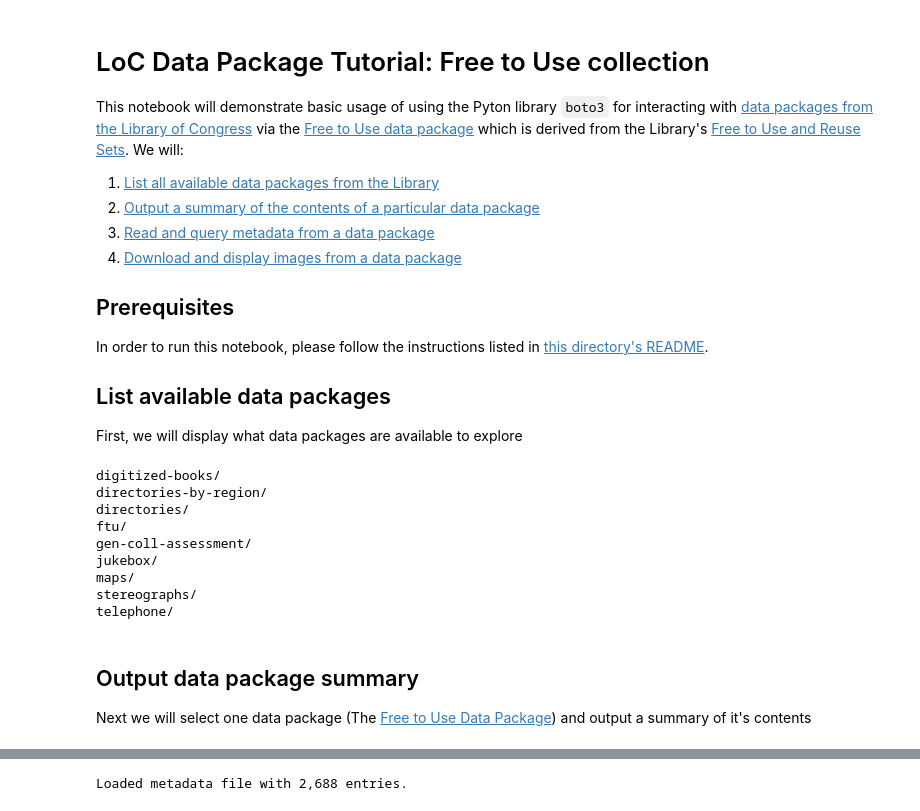
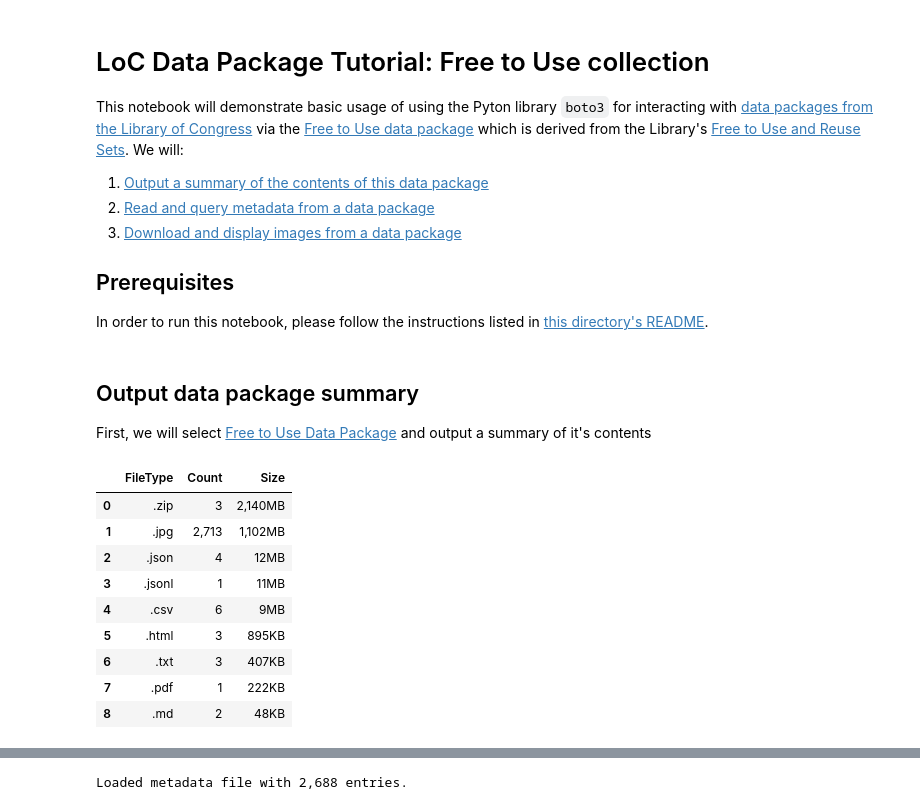
Before and after one commit to LibraryOfCongress/data-exploration, a Jupyter notebook: Data Packages/free-to-use.ipynb, the cells around one changed output, grey strips where cells are left out. Drawn from its saved outputs; the diff is of its cells as text; code cells hidden in the pictures.

Commit message:
Add more data package notebooks

```diff
--- a/Data Packages/free-to-use.ipynb
+++ b/Data Packages/free-to-use.ipynb
@@ -3,49 +3,47 @@
 
 This notebook will demonstrate basic usage of using the Pyton library `boto3` for interacting with [data packages from the Library of Congress](https://labs.loc.gov/data/) via the [Free to Use data package](https://labs.loc.gov/data/explore/free-to-use/) which is derived from the Library's [Free to Use and Reuse Sets](https://loc.gov/free-to-use/). We will:
 
-1. [List all available data packages from the Library](#List-available-data-packages)
-2. [Output a summary of the contents of a particular data package](#Output-data-package-summary)
-3. [Read and query metadata from a data package](#Query-the-metadata-in-a-data-package)
-4. [Download and display images from a data package](#Download-and-display-images)
+1. [Output a summary of the contents of this data package](#Output-data-package-summary)
+2. [Read and query metadata from a data package](#Query-the-metadata-in-a-data-package)
+3. [Download and display images from a data package](#Download-and-display-images)
 
 ## Prerequisites
 
 In order to run this notebook, please follow the instructions listed in [this directory's README](https://github.com/LibraryOfCongress/data-exploration/blob/master/Data%20Packages/README.md).
-
-## List available data packages
-
-First, we will display what data packages are available to explore
+# %% [markdown]
+## Output data package summary
+
+First, we will select [Free to Use Data Package](https://labs.loc.gov/data/explore/free-to-use/) and output a summary of it's contents
 # %%
 import io
 import json
 import math
-import os
 
 import boto3                            # for interacting with Amazon S3 (where the data is stored)
-from IPython.display import display     # for displaying images
 import pandas as pd                     # for reading, manipulating, and displaying data
-from PIL import Image                   # for creating, reading, and manipulating images
+
+from helpers import get_s3_bucket_stats
 
 BUCKET_NAME = 'data.labs.loc.gov' # The name of public S3 bucket
 
 # Connect to Amazon S3
 s3 = boto3.client('s3')
 
-# List only the top-level subdirectories which correspond to data packages
-response = s3.list_objects_v2(Bucket=BUCKET_NAME, Prefix='', Delimiter='/')
-for obj in response.get('CommonPrefixes'):
-    print(obj.get('Prefix'))
+# This is the name of the data package from the list above; note the trailing slash
+DATA_PACKAGE = 'ftu/'
+
+stats = get_s3_bucket_stats(s3, BUCKET_NAME, DATA_PACKAGE)
+
+# Convert to Pandas DataFrame and show table
+pd.DataFrame(stats)
 # %% [output]
-digitized-books/
-directories-by-region/
-directories/
-ftu/
-gen-coll-assessment/
-jukebox/
-maps/
-stereographs/
-telephone/
+|  | FileType | Count | Size |
+| 0 | .zip | 3 | 2,140MB |
+| 1 | .jpg | 2,713 | 1,102MB |
+| 2 | .json | 4 | 12MB |
+| 3 | .jsonl | 1 | 11MB |
+| 4 | .csv | 6 | 9MB |
+| 5 | .html | 3 | 895KB |
+| 6 | .txt | 3 | 407KB |
+| 7 | .pdf | 1 | 222KB |
+| 8 | .md | 2 | 48KB |
-# %% [markdown]
-## Output data package summary
-
-Next we will select one data package (The [Free to Use Data Package](https://labs.loc.gov/data/explore/free-to-use/)) and output a summary of it's contents
```
Also changed, not shown: parts of 3 cells of this notebook, 7 other files.
